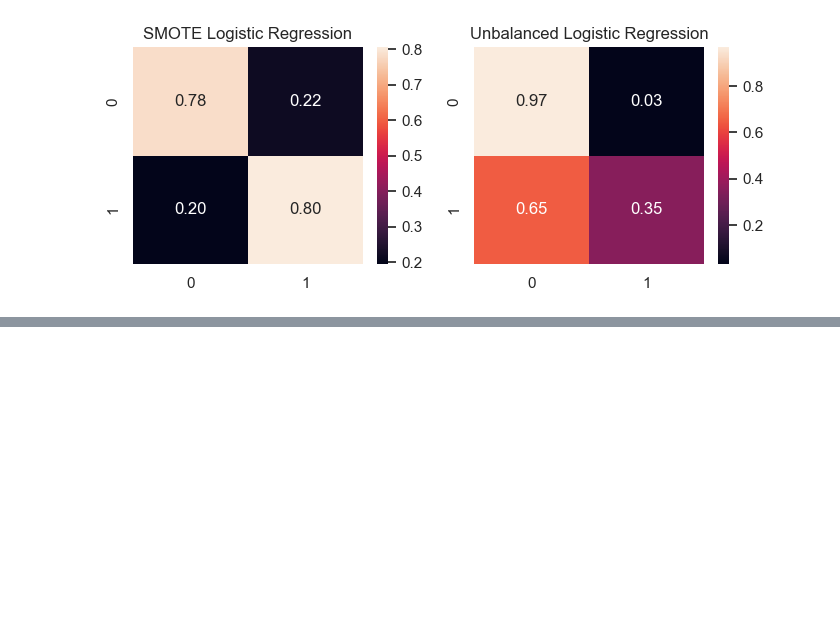
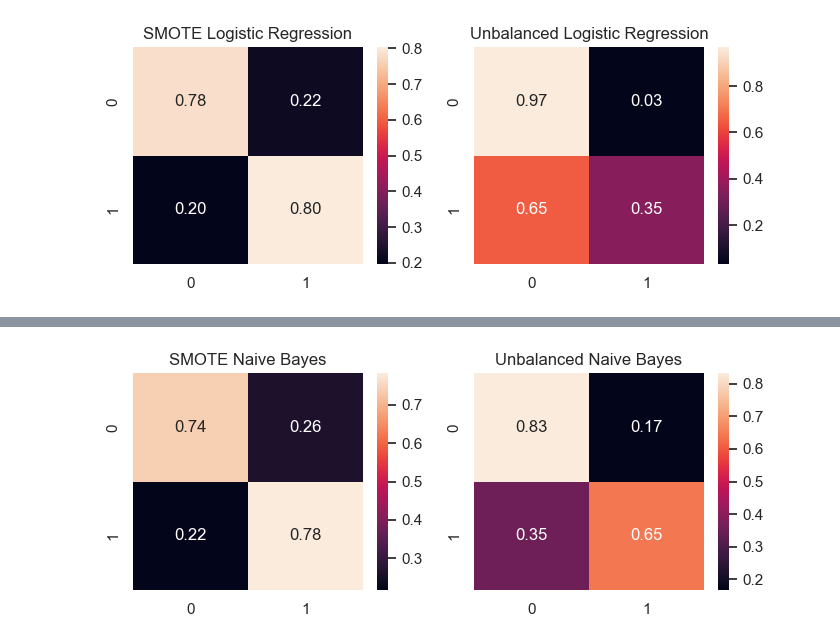
Before and after one commit to rafasj13/ML-Assignments, a Jupyter notebook: ML-Assignment2/all_variables.ipynb, the cells around one changed output, grey strips where cells are left out. Saved outputs shown, nothing was run; the diff lists cells and outputs as text; code cells hidden in the pictures; blank space fills up the shorter version.

```diff
--- a/ML-Assignment2/all_variables.ipynb
+++ b/ML-Assignment2/all_variables.ipynb
@@ -189,0 +218,9 @@ scores
+# %%
+from sklearn.naive_bayes import GaussianNB
+
+
+# instantiate the model
+gnb = GaussianNB()
+gnb.fit(Xtrain_smote, ytrain_smote)
+gnb_unbal = GaussianNB()
+gnb_unbal.fit(Xtrain, ytrain)
@@ -189,0 +229,5 @@ scores
+# %%
+ypred = gnb.predict(Xtest)
+ypred_prob = gnb.predict_proba(Xtest)[:,1]
+ypred_unbal = gnb_unbal.predict(Xtest)
+ypred_unbal_prob = gnb_unbal.predict_proba(Xtest)[:,1]
@@ -189,0 +286,9 @@ scores
+# %%
+fig, axes = plt.subplots(1, 2, figsize=(7, 3))
+sns.heatmap(confusion_matrix(ytest,ypred, normalize='true'), annot=True, fmt='.2f', ax=axes[0])
+axes[0].set_title('SMOTE Naive Bayes')
+sns.heatmap(confusion_matrix(ytest,ypred_unbal, normalize='true'), annot=True, fmt='.2f',ax=axes[1])
+axes[1].set_title('Unbalanced Naive Bayes')
+plt.tight_layout()
+# %% [output]
+[figure, added]
```
Also changed, not shown: parts of 10 cells of this notebook, 1 other file.
